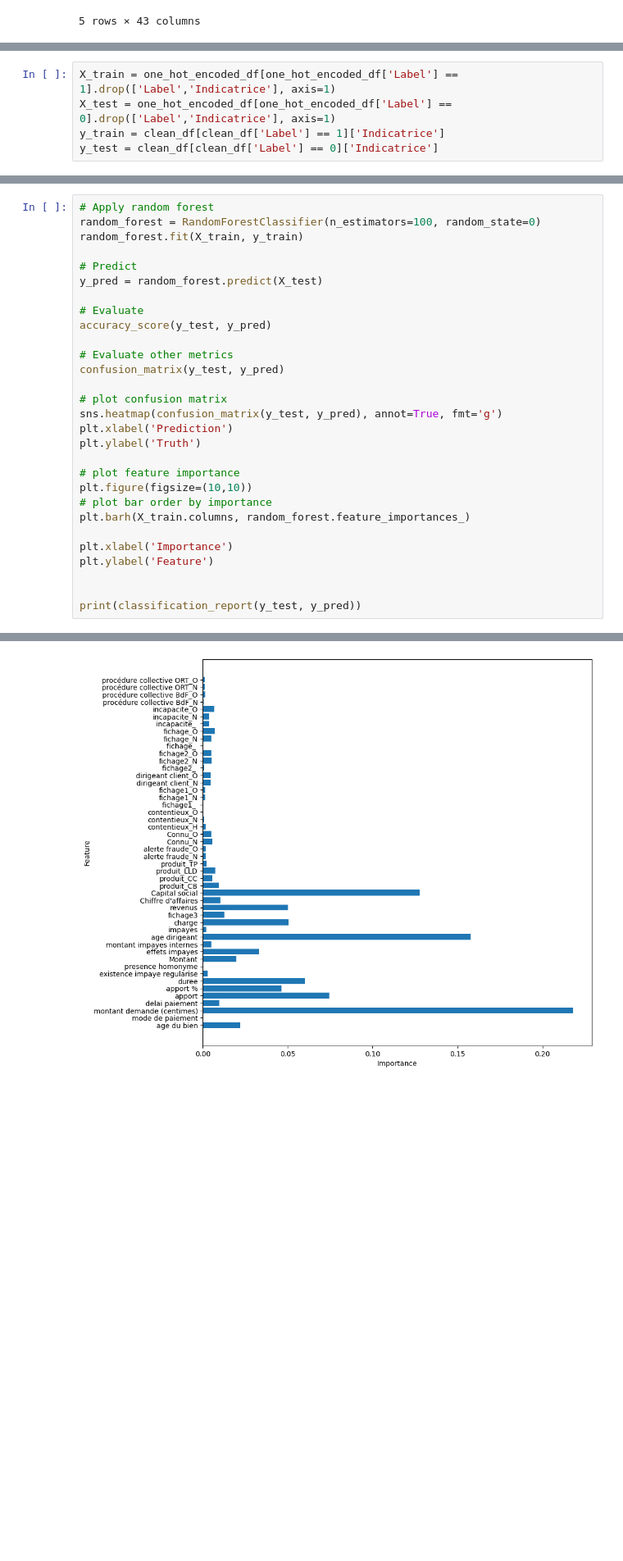
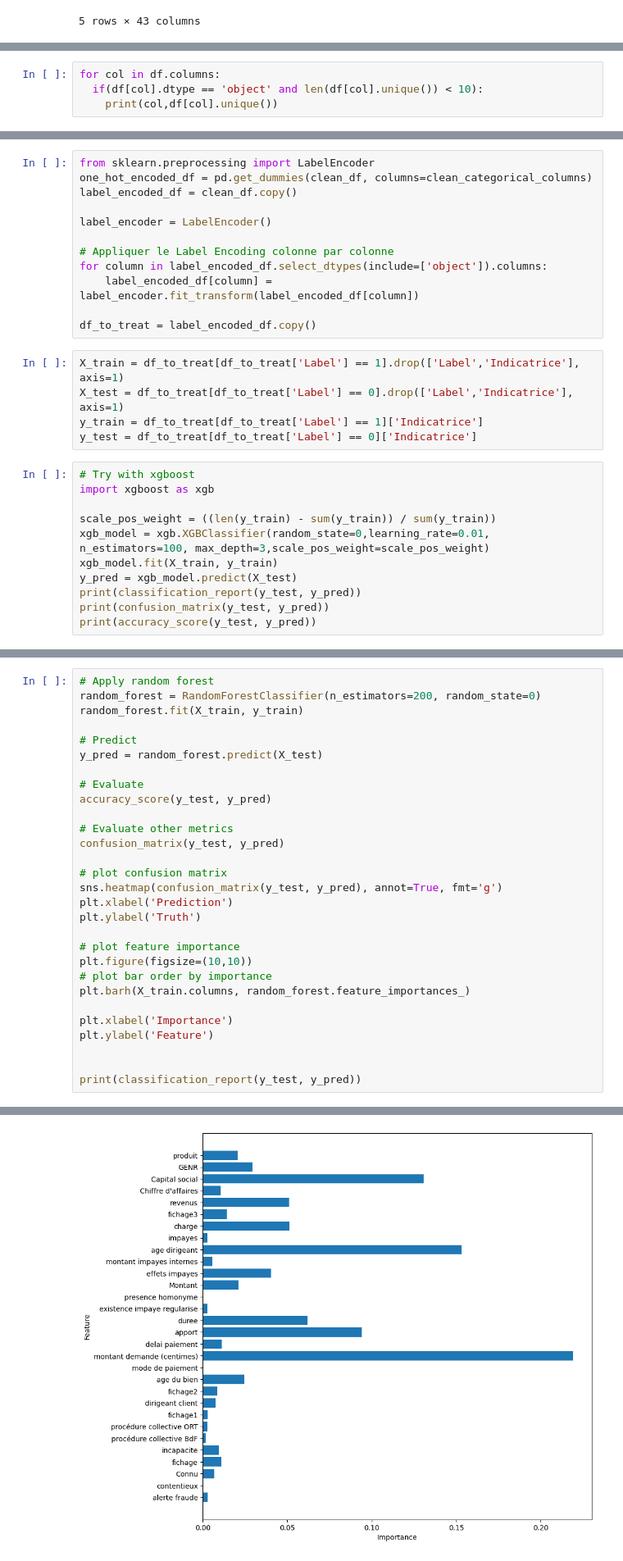
Before and after one commit to Bast-94/ALEIA-PW, a Jupyter notebook: notebook.ipynb, the cells around one changed output, grey strips where cells are left out. Shown: that part at 82% size. Cells and saved outputs as stored; diff of their text form; blank space fills up the shorter version.

Commit message:
Data cleaning.

```diff
--- a/notebook.ipynb
+++ b/notebook.ipynb
@@ -78,0 +49,4 @@ one_hot_encoded_df.head()
+# %%
+for col in df.columns:
+  if(df[col].dtype == 'object' and len(df[col].unique()) < 10):
+    print(col,df[col].unique())
@@ -79,5 +99,28 @@ one_hot_encoded_df.head()
+# %%
+from sklearn.preprocessing import LabelEncoder
+one_hot_encoded_df = pd.get_dummies(clean_df, columns=clean_categorical_columns)
+label_encoded_df = clean_df.copy()
+
+label_encoder = LabelEncoder()
+
+# Appliquer le Label Encoding colonne par colonne
+for column in label_encoded_df.select_dtypes(include=['object']).columns:
+    label_encoded_df[column] = label_encoder.fit_transform(label_encoded_df[column])
+
+df_to_treat = label_encoded_df.copy()
 # %%
-X_train = one_hot_encoded_df[one_hot_encoded_df['Label'] == 1].drop(['Label','Indicatrice'], axis=1)
-X_test = one_hot_encoded_df[one_hot_encoded_df['Label'] == 0].drop(['Label','Indicatrice'], axis=1)
-y_train = clean_df[clean_df['Label'] == 1]['Indicatrice']
-y_test = clean_df[clean_df['Label'] == 0]['Indicatrice']
+X_train = df_to_treat[df_to_treat['Label'] == 1].drop(['Label','Indicatrice'], axis=1)
+X_test = df_to_treat[df_to_treat['Label'] == 0].drop(['Label','Indicatrice'], axis=1)
+y_train = df_to_treat[df_to_treat['Label'] == 1]['Indicatrice']
+y_test = df_to_treat[df_to_treat['Label'] == 0]['Indicatrice']
+# %%
+# Try with xgboost
+import xgboost as xgb
+
+scale_pos_weight = ((len(y_train) - sum(y_train)) / sum(y_train))
+xgb_model = xgb.XGBClassifier(random_state=0,learning_rate=0.01, n_estimators=100, max_depth=3,scale_pos_weight=scale_pos_weight)
+xgb_model.fit(X_train, y_train)
+y_pred = xgb_model.predict(X_test)
+print(classification_report(y_test, y_pred))
+print(confusion_matrix(y_test, y_pred))
+print(accuracy_score(y_test, y_pred))
@@ -84,6 +140,6 @@ y_test = clean_df[clean_df['Label'] == 0]['Indicatrice']
 # %%
 # Apply random forest
-random_forest = RandomForestClassifier(n_estimators=100, random_state=0)
+random_forest = RandomForestClassifier(n_estimators=200, random_state=0)
 random_forest.fit(X_train, y_train)
 
 # Predict
@@ -122,5 +178,5 @@ weighted avg       0.94      0.96      0.95      6712
 [figure]
-[figure, old version]
+[figure, new version]
 # %%
 # Test logistic regression
 from sklearn.linear_model import LogisticRegression
```
Also changed, not shown: parts of 12 cells of this notebook, 1 other file.
